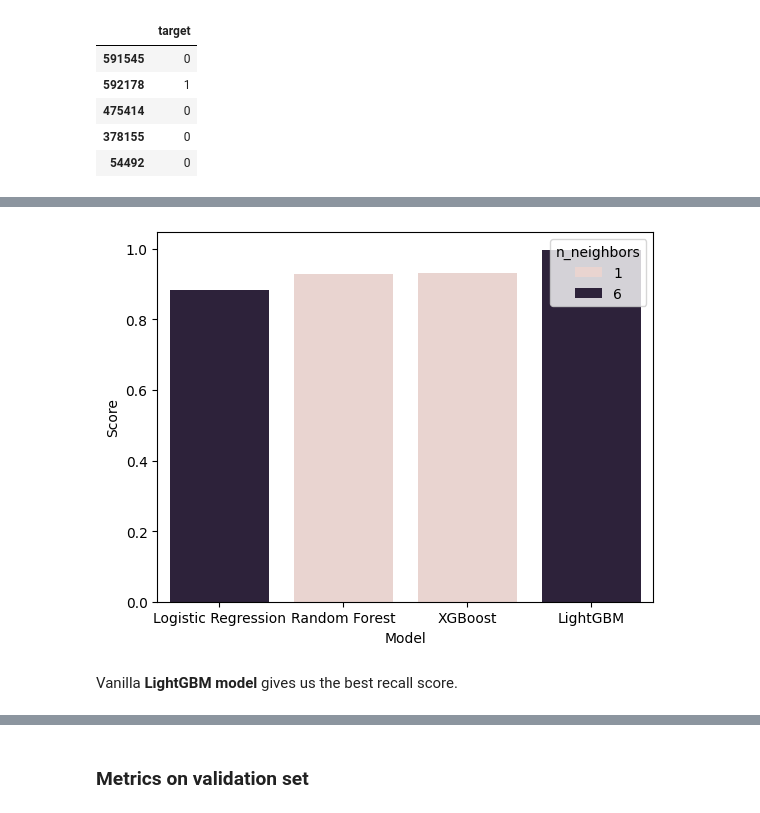
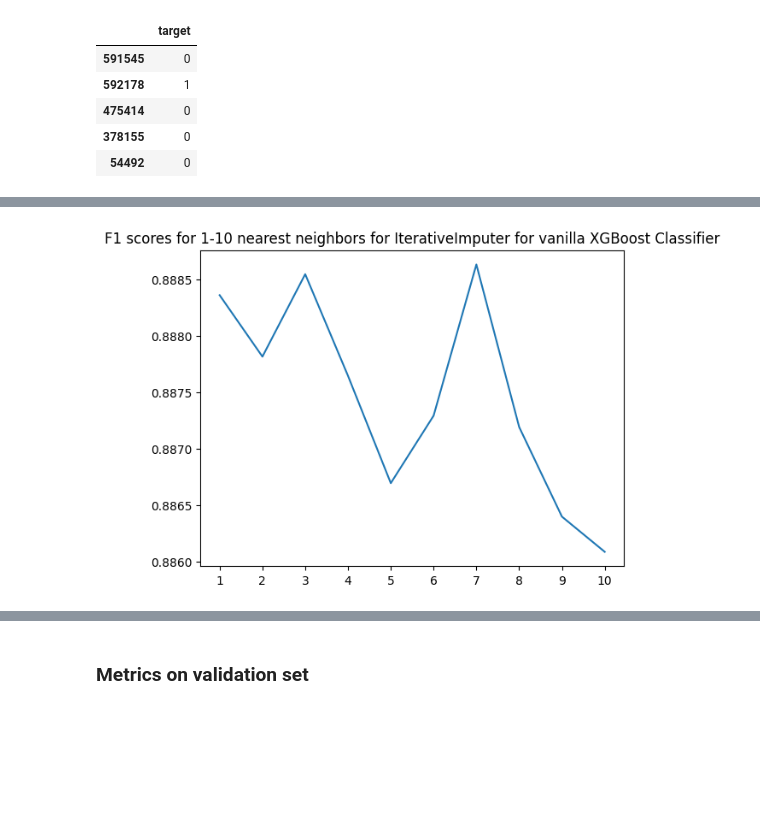
Before and after one commit to S84v/gst-analytics-hackathon, a Jupyter notebook: main.ipynb, the cells around one changed output, grey strips where cells are left out. Drawn from its saved outputs; the diff is of its cells as text; code cells hidden in the pictures; blank space fills up the shorter version.

```diff
--- a/main.ipynb
+++ b/main.ipynb
@@ -605,10 +266,0 @@ vanilla_recall_scores
-# %%
-ax = sns.barplot(data=vanilla_recall_scores,
-                  x = vanilla_recall_scores['Model'],
-                  y = vanilla_recall_scores['Score'],
-                  hue=vanilla_recall_scores['n_neighbors'])
-plt.show()
-# %% [output]
-[figure, removed]
-# %% [markdown]
-Vanilla **LightGBM model** gives us the best recall score.
@@ -614,0 +276,33 @@ Vanilla **LightGBM model** gives us the best recall score.
+# %%
+f1_XGB = []
+imp_neighbors_XGB = []
+
+model_XGB = XGBClassifier(random_state = seed, n_jobs= - 1)
+
+for num in np.linspace(1, 10, 10, dtype=int):
+
+    imputer.set_params(n_nearest_features = num)
+
+    x_train_imp = imputer.fit_transform(x_train)
+    x_val_imp = imputer.transform(x_val)
+
+    model_XGB.fit(x_train_imp, y_train_ravel)
+    model_XGB_pred = model_XGB.predict(x_val_imp)
+
+    f1_score = metrics.f1_score(y_val_ravel, model_XGB_pred)
+
+    f1_XGB.append(f1_score)
+    imp_neighbors_XGB.append(num)
+
+sorted_scores = sorted(zip(f1_XGB, imp_neighbors_XGB))
+
+sorted_f1_score = [x[0] for x in sorted_scores]
+sorted_neighbors = [y[1] for y in sorted_scores]
+
+ax = sns.lineplot(x = sorted_neighbors, y = sorted_f1_score)
+ax.set_xticks(np.linspace(1, 10, 10, dtype=int))
+ax.set(title='F1 scores for 1-10 nearest neighbors for IterativeImputer for vanilla XGBoost Classifier')
+
+plt.show()
+# %% [output]
+[figure, added]
```
Also changed, not shown: parts of 65 cells of this notebook.
